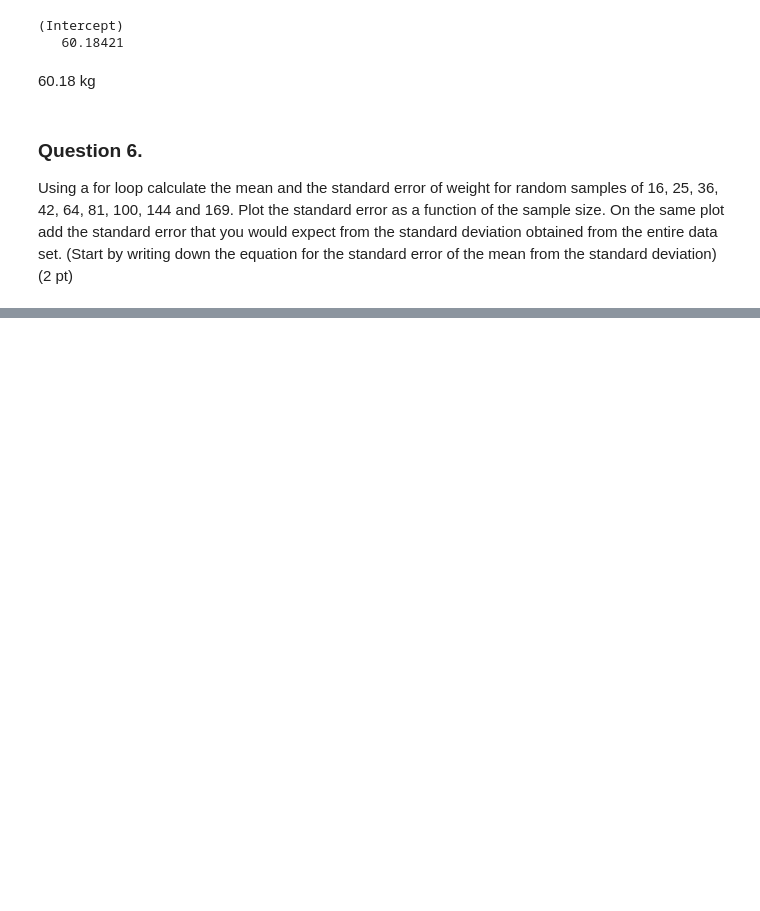
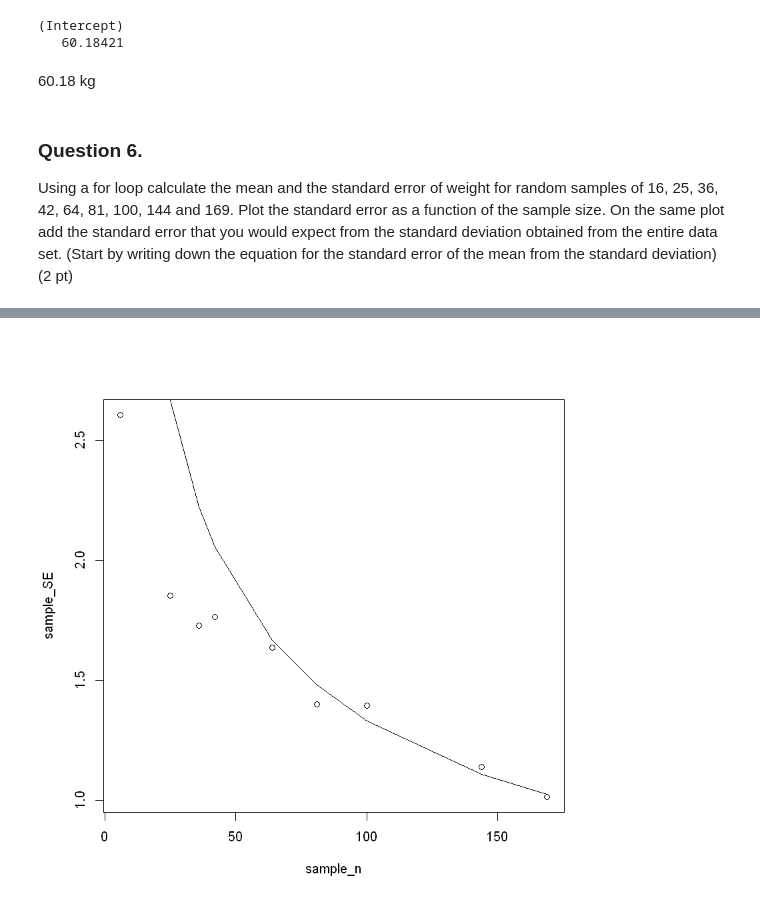
Before and after one commit to whryan/psych205-tutorial1to3-summ, a Jupyter notebook: Practice Midterm 1.ipynb, the cells around one changed output, grey strips where cells are left out. Saved outputs shown, nothing was run; the diff lists cells and outputs as text; code cells hidden in the pictures; blank space fills up the shorter version.

```diff
--- a/Practice Midterm 1.ipynb
+++ b/Practice Midterm 1.ipynb
@@ -146,10 +194,14 @@ Plot the standard error as a function of the sample size.  On the same plot add
 # %%
-samples = c(16,25,36,42,64,81,144,169)
+sample_means = 0:9
+sample_n = c(6,25,36,42,64,81,100,144,169)
+sample_SE = 0:9
+sample_SE_allSD = 0:9
+weight_sd = sd(Davis$weight)
 # %%
-means = 1:length(samples)
-ses = 1:length(samples)
-for(i in 1:length(samples)){
-    sample_vect = sample(Davis$weight,samples[i])
-    means[i] = mean(sample_vect)
-    ses[i] = sd(sample_vect)/sqrt(samples[i])
+for(i in 1:length(sample_n)){
+    temp_sample = sample(Davis$weight, sample_n[i])
+
+    sample_means[i] = mean(temp_sample)
+    sample_SE[i] = sd(temp_sample)/sqrt(sample_n[i])
+    sample_SE_allSD[i] = weight_sd/sqrt(sample_n[i])
 }
@@ -166,0 +208,5 @@ se_tot
+# %%
+plot(sample_n, sample_SE)
+lines(sample_n, sample_SE_allSD)
+# %% [output]
+[figure, added]
```
Also changed, not shown: parts of 11 cells of this notebook.
